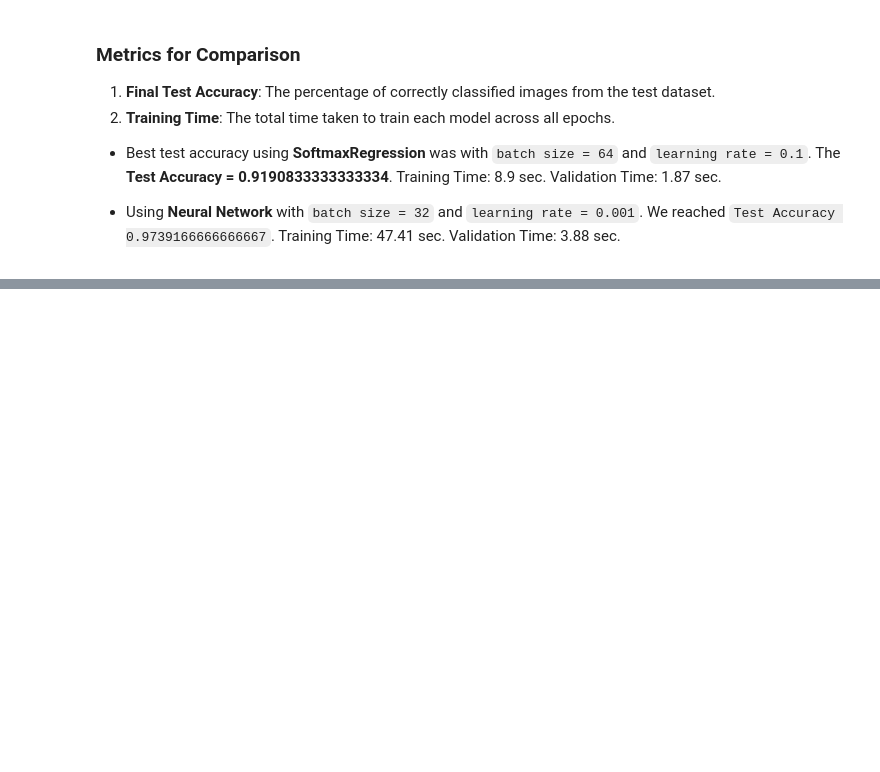
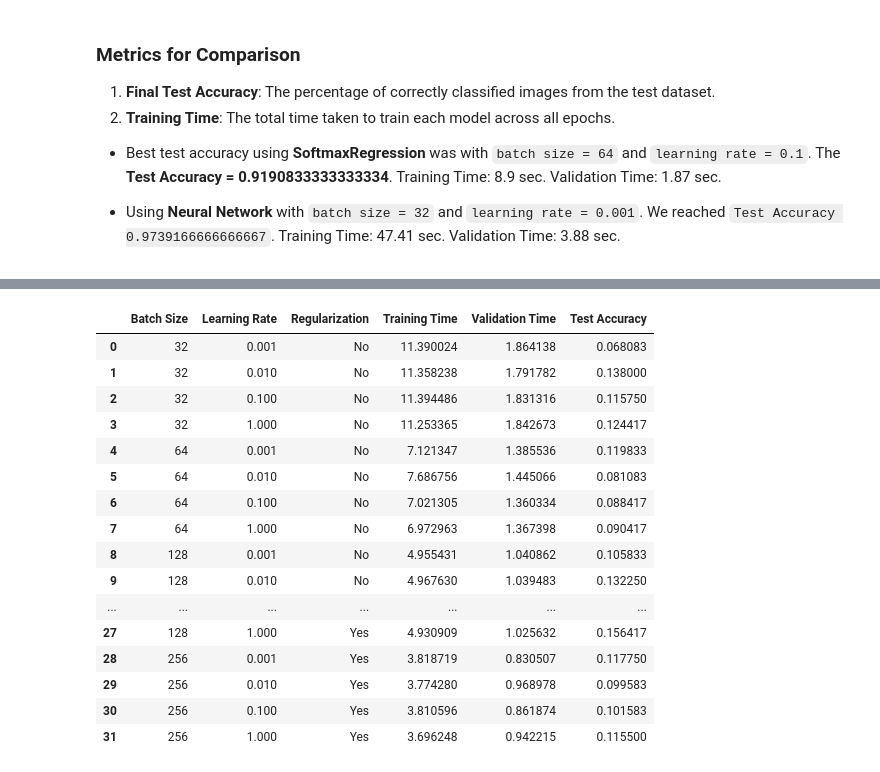
Before and after one commit to mosheriif/ai-mnist-classification, a Jupyter notebook: mnist_classification.ipynb, the cells around one changed output, grey strips where cells are left out. Cells and saved outputs as stored; diff of their text form; code cells hidden in the pictures; blank space fills up the shorter version.

```diff
--- a/mnist_classification.ipynb
+++ b/mnist_classification.ipynb
@@ -369,0 +481,20 @@ Test Accuracy 0.97325
+# %%
+nn_df
+# %% [output]
+|  | Batch Size | Learning Rate | Regularization | Training Time | Validation Time | Test Accuracy |
+| 0 | 32 | 0.001 | No | 11.390024 | 1.864138 | 0.068083 |
+| 1 | 32 | 0.010 | No | 11.358238 | 1.791782 | 0.138000 |
+| 2 | 32 | 0.100 | No | 11.394486 | 1.831316 | 0.115750 |
+| 3 | 32 | 1.000 | No | 11.253365 | 1.842673 | 0.124417 |
+| 4 | 64 | 0.001 | No | 7.121347 | 1.385536 | 0.119833 |
+| 5 | 64 | 0.010 | No | 7.686756 | 1.445066 | 0.081083 |
+| 6 | 64 | 0.100 | No | 7.021305 | 1.360334 | 0.088417 |
+| 7 | 64 | 1.000 | No | 6.972963 | 1.367398 | 0.090417 |
+| 8 | 128 | 0.001 | No | 4.955431 | 1.040862 | 0.105833 |
+| 9 | 128 | 0.010 | No | 4.967630 | 1.039483 | 0.132250 |
+| ... | ... | ... | ... | ... | ... | ... |
+| 27 | 128 | 1.000 | Yes | 4.930909 | 1.025632 | 0.156417 |
+| 28 | 256 | 0.001 | Yes | 3.818719 | 0.830507 | 0.117750 |
+| 29 | 256 | 0.010 | Yes | 3.774280 | 0.968978 | 0.099583 |
+| 30 | 256 | 0.100 | Yes | 3.810596 | 0.861874 | 0.101583 |
+| 31 | 256 | 1.000 | Yes | 3.696248 | 0.942215 | 0.115500 |
```
Also changed, not shown: parts of 13 cells of this notebook, 1 other file.
